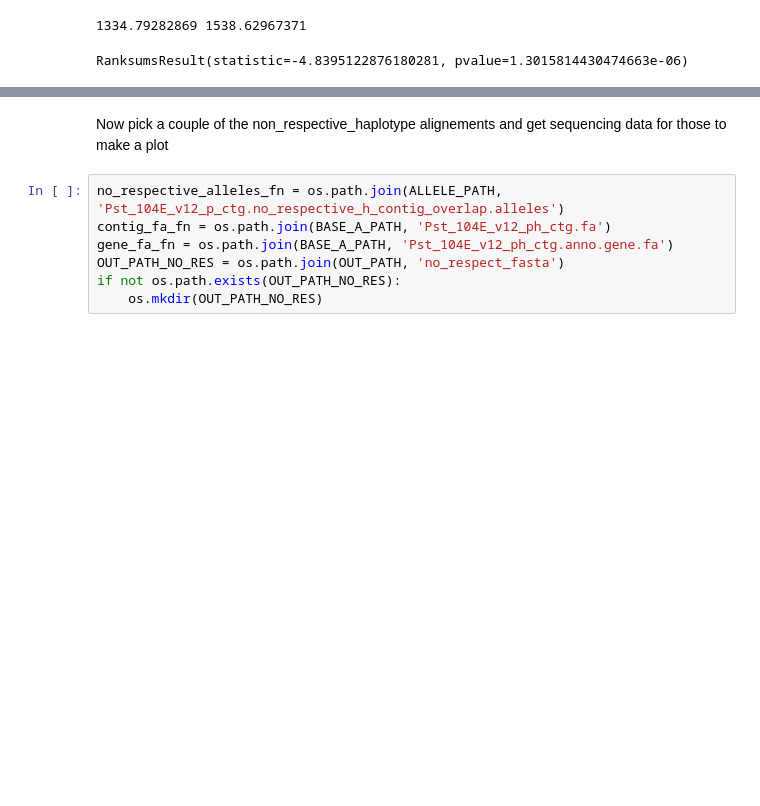
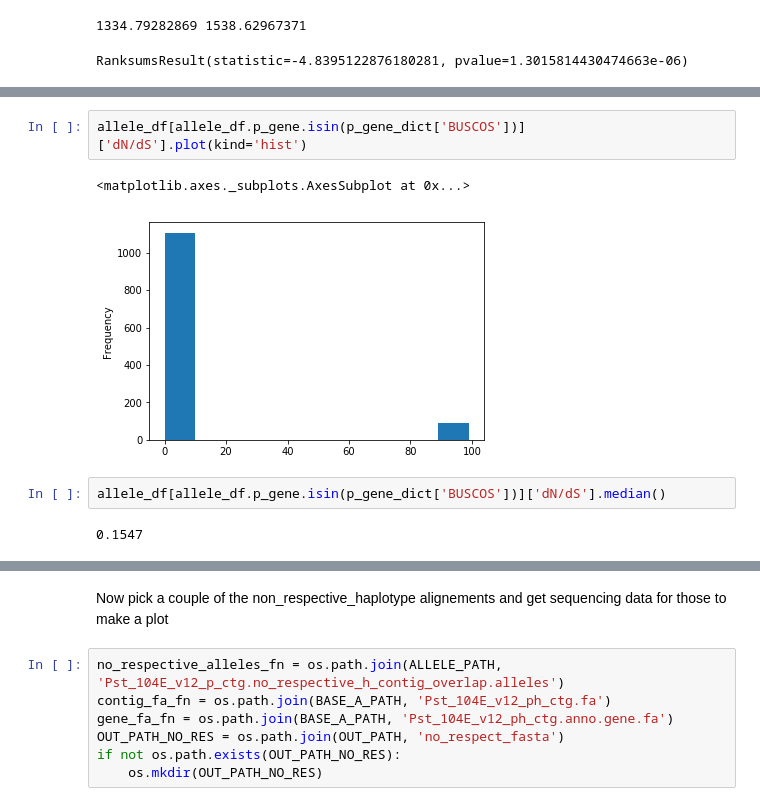
Before and after one commit to BenjaminSchwessinger/Pst_104E_analysis, a Jupyter notebook: Pst_104E_v12_post_allele_analysis_v02.ipynb, the cells around one changed output, grey strips where cells are left out. Cells and saved outputs as stored; diff of their text form; blank space fills up the shorter version.

```diff
--- a/Pst_104E_v12_post_allele_analysis_v02.ipynb
+++ b/Pst_104E_v12_post_allele_analysis_v02.ipynb
@@ -492,0 +982,9 @@ with open(shg_fn, 'w') as fh:
+# %%
+allele_df[allele_df.p_gene.isin(p_gene_dict['BUSCOS'])]['dN/dS'].plot(kind='hist')
+# %% [output]
+<matplotlib.axes._subplots.AxesSubplot at 0x...>
+[figure, added]
+# %%
+allele_df[allele_df.p_gene.isin(p_gene_dict['BUSCOS'])]['dN/dS'].median()
+# %% [output]
+0.1547
```
Also changed, not shown: parts of 89 cells of this notebook, 8 other files.
